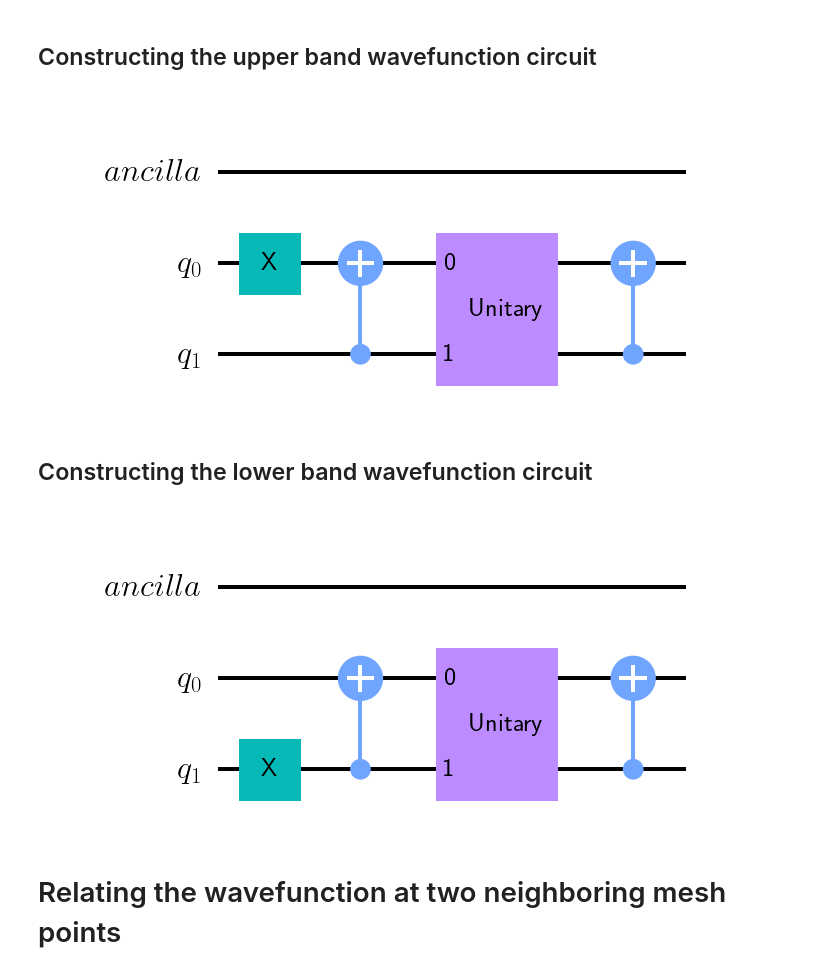
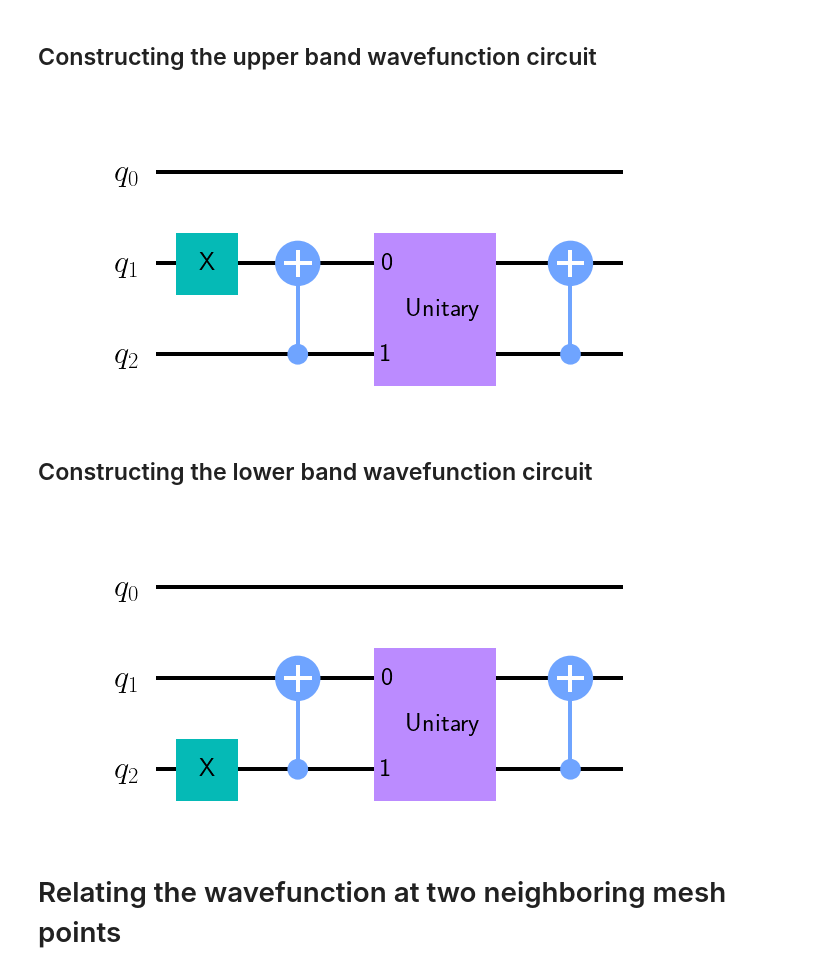
Before and after one commit to psasanka1729/chern-number-on-NISQ-computer, a Jupyter notebook: topological_phases_quantum_computer.ipynb, the cells around one changed output. Saved outputs shown, nothing was run; the diff lists cells and outputs as text; code cells hidden in the pictures.

```diff
--- a/topological_phases_quantum_computer.ipynb
+++ b/topological_phases_quantum_computer.ipynb
@@ -211,21 +155,38 @@ def controlled_U3(theta,lamb,phi):
 ## Constructing the upper band wavefunction circuit
 # %%
 def upper_band_wavefunction(k_x,k_y,mu):
-    qr = QuantumRegister(2,"q")
 
-    # Create the ancilla register
-    anc = QuantumRegister(1,"ancilla")
-    # Create the quantum circuit
-    qc = QuantumCircuit(anc,qr)
+    qc = QuantumCircuit(3)
 
     qc.x(1)
     qc.cx(2,1)
     theta = angle_theta(k_x,k_y,mu)
     phi = angle_phi(k_x,k_y)
     qc.unitary(controlled_U3(theta,-phi,phi),[1,2])
-    #qc.cu(theta,-phi,phi,0,1,2)
     qc.cx(2,1)
     return qc
-upper_band_wavefunction(0.1,0.2,1.95).draw("mpl",scale=2,style="clifford")
+
+"""k_x = 1
+k_y = 1
+mu = 1
+#Changing the simulator
+backend = Aer.get_backend('unitary_simulator')
+
+#The circuit without measurement
+qc = QuantumCircuit(2)
+#qc.x(0)
+qc.cx(1,0)
+theta = angle_theta(k_x,k_y,mu)
+phi = angle_phi(k_x,k_y)
+qc.unitary(controlled_U3(theta,-phi,phi),[0,1])
+qc.cx(1,0)
+
+#job execution and getting the result as an object
+job = execute(qc, backend)
+result = job.result()
+
+#get the unitary matrix from the result object
+print(result.get_unitary(qc, decimals=3))""";
+upper_band_wavefunction(1,1,1).draw("mpl",scale=2,style="clifford")
 # %% [output]
-[figure, old version]
+[figure, new version]
@@ -233,12 +214,8 @@ upper_band_wavefunction(0.1,0.2,1.95).draw("mpl",scale=2,style="clifford")
 ## Constructing the lower band wavefunction circuit
 # %%
 def lower_band_wavefunction(k_x,k_y,mu):
-    qr = QuantumRegister(2,"q")
-
-    # Create the ancilla register
-    anc = QuantumRegister(1,"ancilla")
     # Create the quantum circuit
-    qc = QuantumCircuit(anc,qr)
+    qc = QuantumCircuit(3)
 
     qc.x(2)
     qc.cx(2,1)
@@ -246,13 +223,12 @@ def lower_band_wavefunction(k_x,k_y,mu):
     phi = angle_phi(k_x,k_y)
 
     qc.unitary(controlled_U3(theta,-phi,phi),[1,2])
-    #qc.cu(theta,-phi,phi,0,1,2)
 
     qc.cx(2,1)
     return qc
-lower_band_wavefunction(0.1,0.2,2.05).draw("mpl",scale=2)
+lower_band_wavefunction(0.1,0.2,2.05).draw("mpl",scale=2,style="clifford")
 # %% [output]
-[figure, old version]
+[figure, new version]
 # %% [markdown]
 # Relating the wavefunction at two neighboring mesh points
 # %% [markdown]
```
Also changed, not shown: parts of 12 cells of this notebook.
